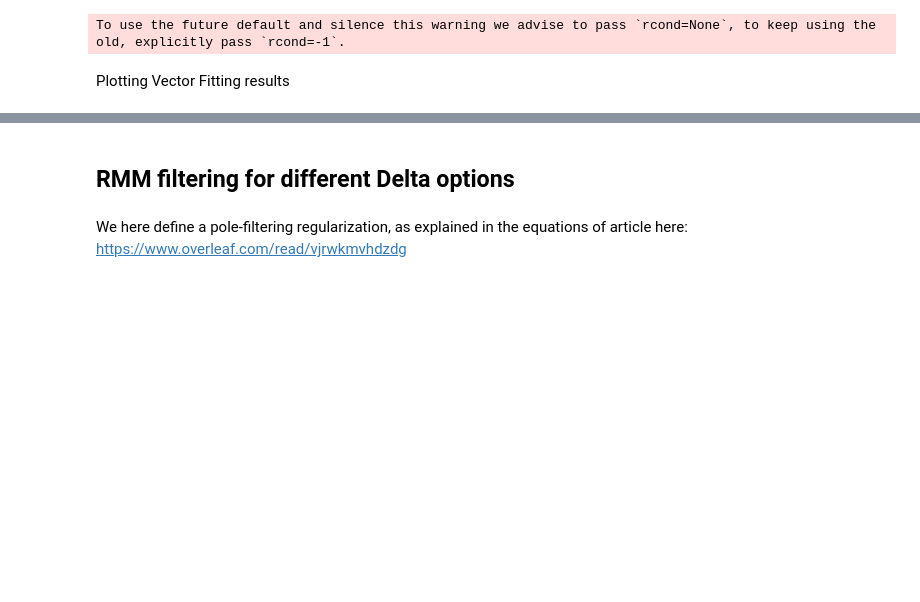
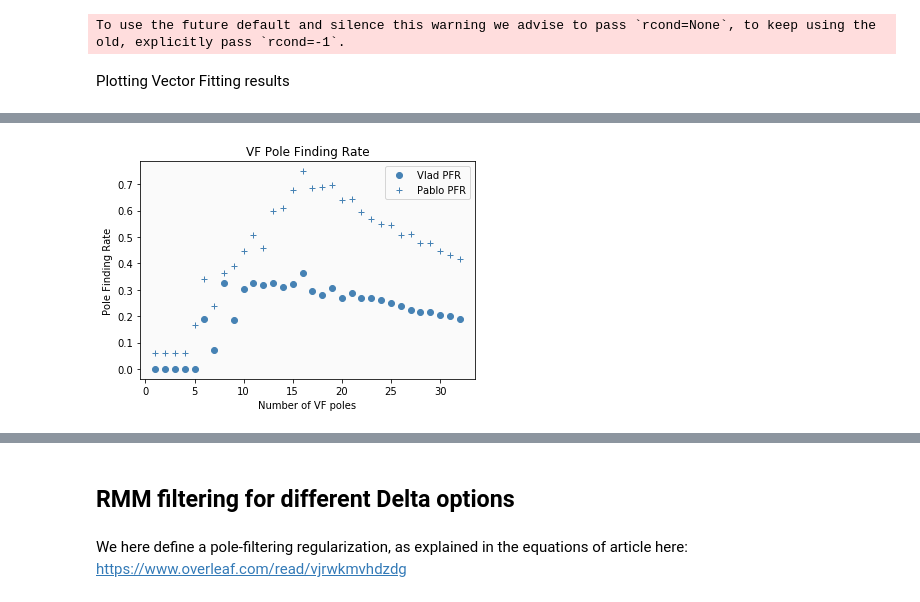
Before and after one commit to fflores97/Rational-Matrix-Machines, a Jupyter notebook: RMM_Vlad_data.ipynb, the cells around one changed output, grey strips where cells are left out. Saved outputs shown, nothing was run; the diff lists cells and outputs as text; code cells hidden in the pictures; blank space fills up the shorter version.

```diff
--- a/RMM_Vlad_data.ipynb
+++ b/RMM_Vlad_data.ipynb
@@ -365,0 +390,10 @@ array([-0.93739468-1.52640518e-18j, -0.81080717-6.10375461e-18j,
+# %%
+N_VF_array = []
+PFR_Vlad_VF_array = []
+PFR_Pablo_VF_array = []
+for N_VF in range(1,2*len(poles)+1): #2*number_true_poles+1):
+    print('N_VF = ', N_VF)
+    N_VF_array.append(N_VF)
+    VF_poles, VF_residues, VF_poly_coeff, VF_offset, VF_residual, barycentric_residues = VF_algorithm(z_train, Y_train, 30, 0, N_VF)
+    PFR_Vlad_VF_array.append(poles_finding_rate_Vlad(poles, VF_poles))
+    PFR_Pablo_VF_array.append(poles_finding_rate_Pablo(poles, VF_poles))
@@ -365,0 +425,13 @@ array([-0.93739468-1.52640518e-18j, -0.81080717-6.10375461e-18j,
+# %%
+plt.figure()
+plot_title = 'VF Pole Finding Rate'
+plt.plot(N_VF_array, PFR_Vlad_VF_array, 'o' , color='steelblue', label = 'Vlad PFR')
+plt.plot(N_VF_array, PFR_Pablo_VF_array, '+' , color='steelblue', label ='Pablo PFR')
+plt.xlabel('Number of VF poles')
+plt.ylabel('Pole Finding Rate')
+plt.title(plot_title)
+
+plt.legend()
+pdf_title = "%s.%s"%(plot_title , 'pdf')
+# %% [output]
+[figure, added]
```
Also changed, not shown: parts of 18 cells of this notebook, 8 other files.
